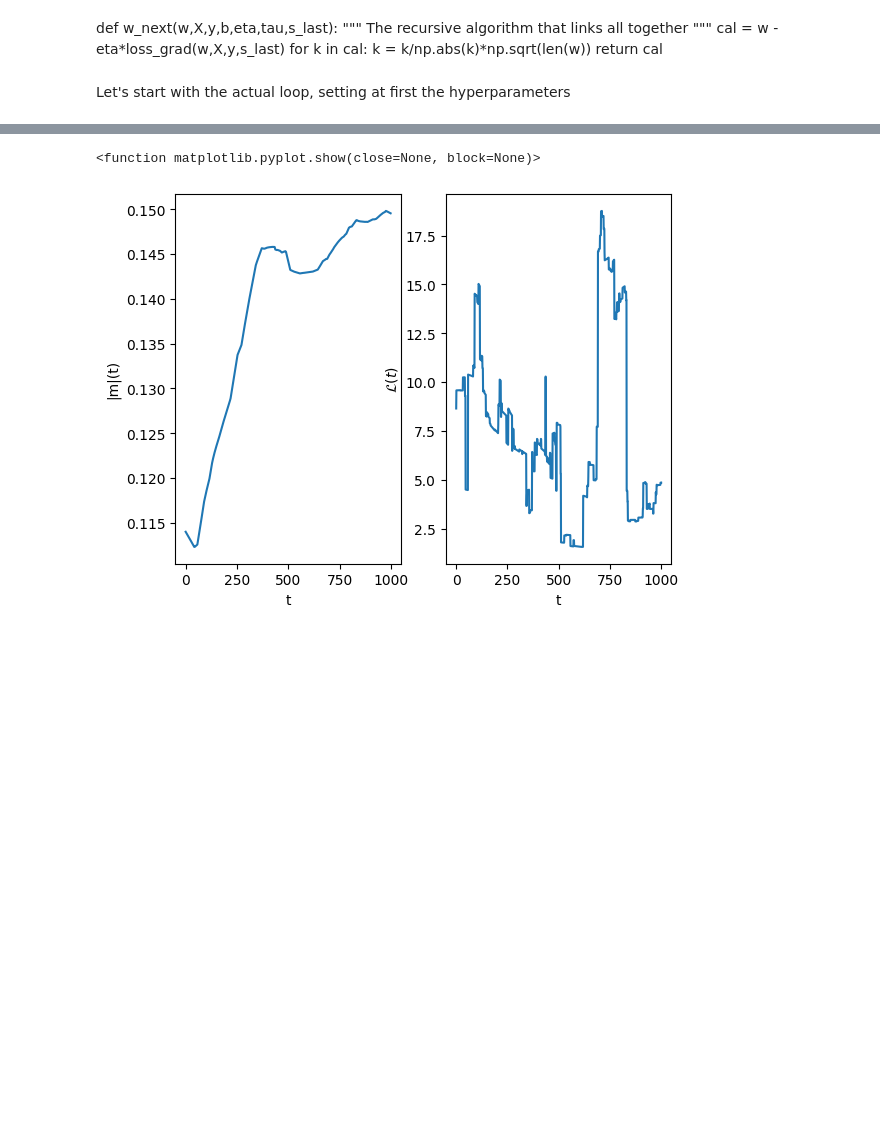
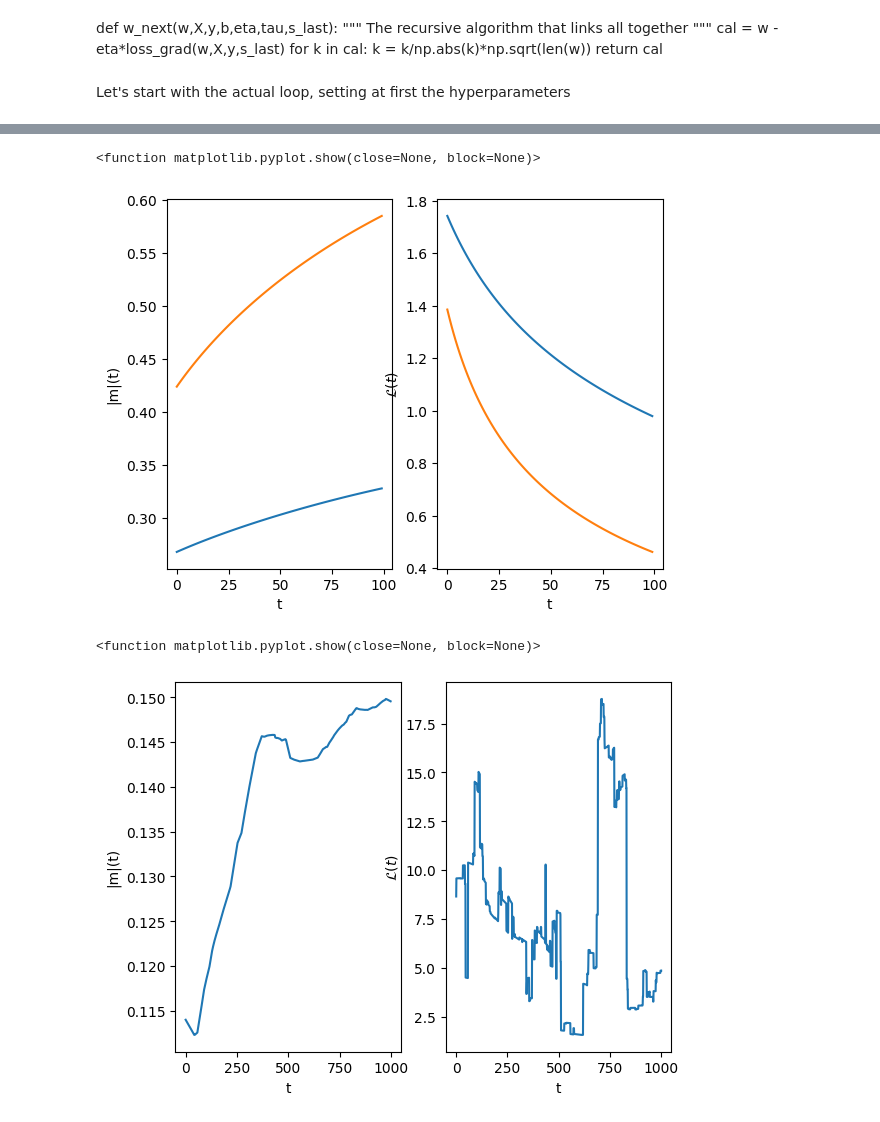
Before and after one commit to leofluck/complex_phase_retrieval, a Jupyter notebook: complex_p_r_implementation.ipynb, the cells around one changed output, grey strips where cells are left out. Drawn from its saved outputs; the diff is of its cells as text; code cells hidden in the pictures; blank space fills up the shorter version.

```diff
--- a/complex_p_r_implementation.ipynb
+++ b/complex_p_r_implementation.ipynb
@@ -313,3 +313,21 @@ plt.show
+# %%
+m_norm_all_bis = m_norm_all
+loss_all_bis = loss_all
+# %%
+plt.subplot(1,2,1)
+plt.plot(np.arange(0,iter_max,1),m_norm_all)
+plt.plot(np.arange(0,iter_max,1),m_norm_all_bis)
+plt.xlabel('t')
+plt.ylabel('|m|(t)')
+plt.subplot(1,2,2)
+plt.plot(np.arange(0,iter_max,1),loss_all)
+plt.plot(np.arange(0,iter_max,1),loss_all_bis)
+plt.xlabel('t')
+plt.ylabel('$\mathcal{L}(t)$')
+plt.show
+# %% [output]
+<function matplotlib.pyplot.show(close=None, block=None)>
+[figure, added]
 # %%
 plt.subplot(1,2,1)
 plt.plot(np.arange(0,iter_max,1),m_norm_all)
```
Also changed, not shown: parts of 3 cells of this notebook.
